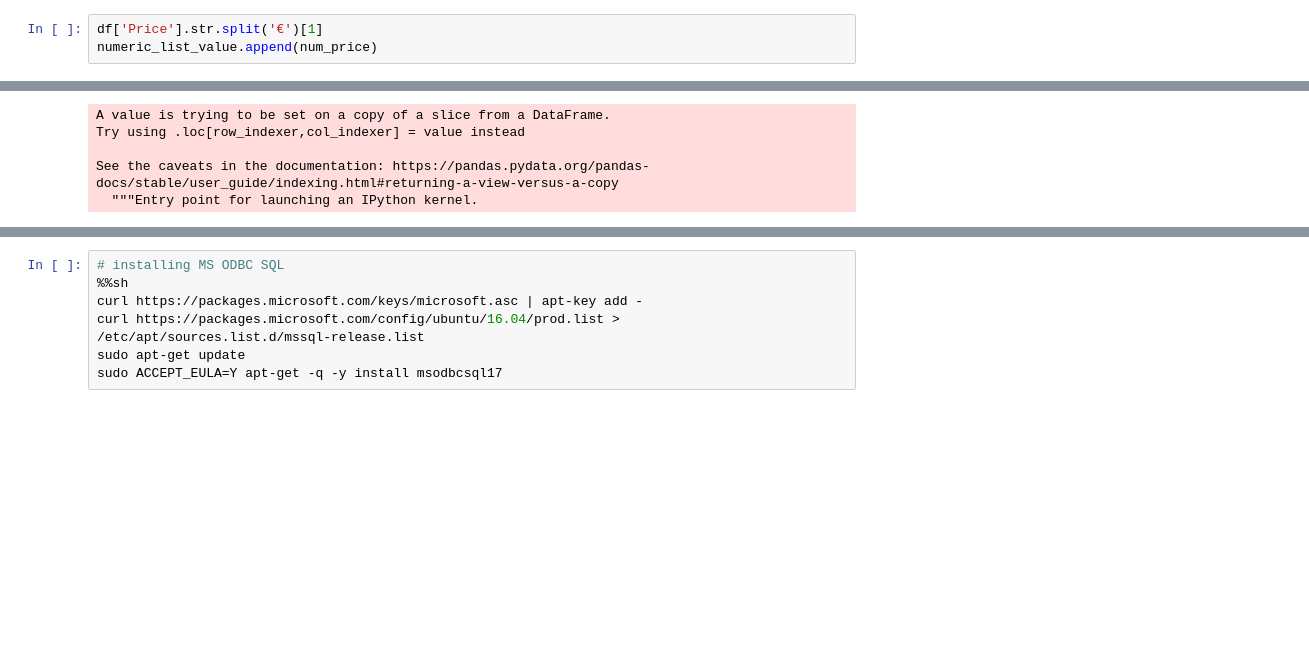
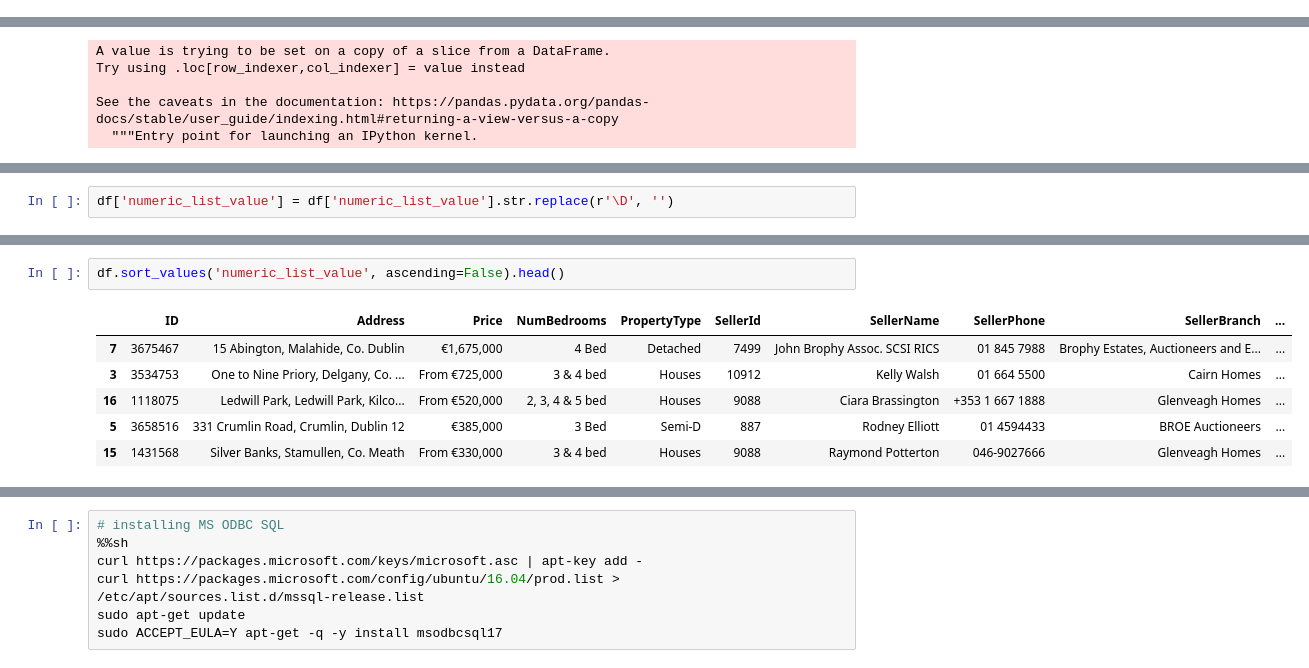
Before and after one commit to 10598672/CA1_10598672, a Jupyter notebook: CA1_10598672.ipynb, the cells around one changed output, grey strips where cells are left out. Saved outputs shown, nothing was run; the diff lists cells and outputs as text; blank space fills up the shorter version.

```diff
--- a/CA1_10598672.ipynb
+++ b/CA1_10598672.ipynb
@@ -473,3 +465,0 @@ numeric_list_value
-# %%
-df['Price'].str.split('€')[1]
-numeric_list_value.append(num_price)
@@ -513 +497,3 @@ df['numeric_list_value'].head()
 Name: numeric_list_value, dtype: object
+# %%
+df['numeric_list_value'] = df['numeric_list_value'].str.replace(r'\D', '')
@@ -514,2 +520,11 @@ Name: numeric_list_value, dtype: object
+# %%
+df.sort_values('numeric_list_value', ascending=False).head()
+# %% [output]
+|  | ID | Address | Price | NumBedrooms | PropertyType | SellerId | SellerName | SellerPhone | SellerBranch | ... |
+| 7 | 3675467 | 15 Abington, Malahide, Co. Dublin | €1,675,000 | 4 Bed | Detached | 7499 | John Brophy Assoc. SCSI RICS | 01 845 7988 | Brophy Estates, Auctioneers and E... | ... |
+| 3 | 3534753 | One to Nine Priory, Delgany, Co. ... | From €725,000 | 3 & 4 bed | Houses | 10912 | Kelly Walsh | 01 664 5500 | Cairn Homes | ... |
+| 16 | 1118075 | Ledwill Park, Ledwill Park, Kilco... | From €520,000 | 2, 3, 4 & 5 bed | Houses | 9088 | Ciara Brassington | +353 1 667 1888 | Glenveagh Homes | ... |
+| 5 | 3658516 | 331 Crumlin Road, Crumlin, Dublin 12 | €385,000 | 3 Bed | Semi-D | 887 | Rodney Elliott | 01 4594433 | BROE Auctioneers | ... |
+| 15 | 1431568 | Silver Banks, Stamullen, Co. Meath | From €330,000 | 3 & 4 bed | Houses | 9088 | Raymond Potterton | 046-9027666 | Glenveagh Homes | ... |
 # %%
 # Transformations - sort by most expensive county to buy a house and visualize
```
Also changed, not shown: parts of 38 cells of this notebook.
